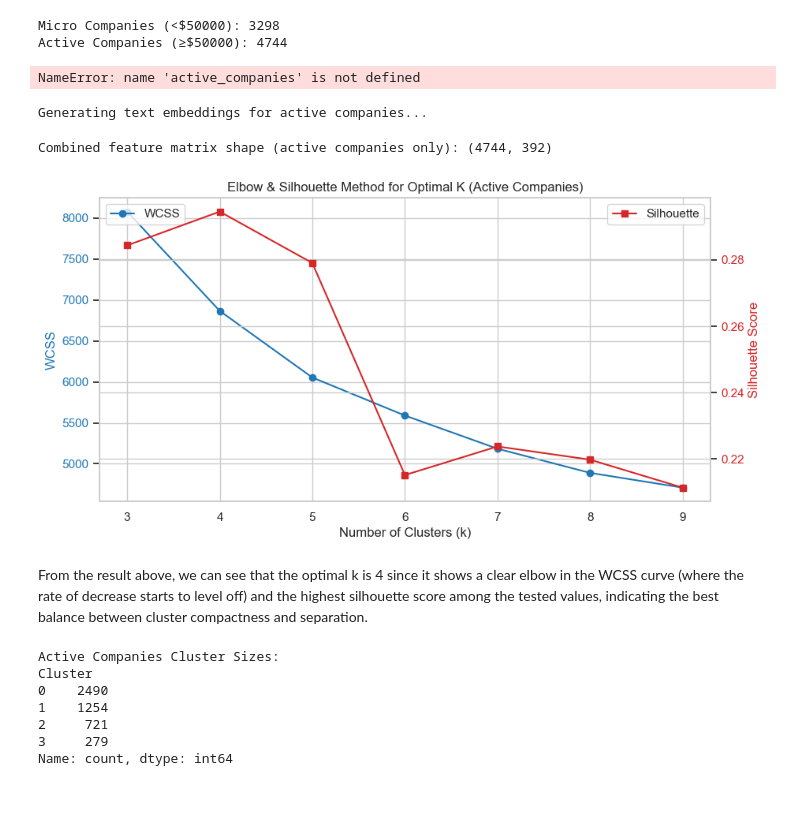
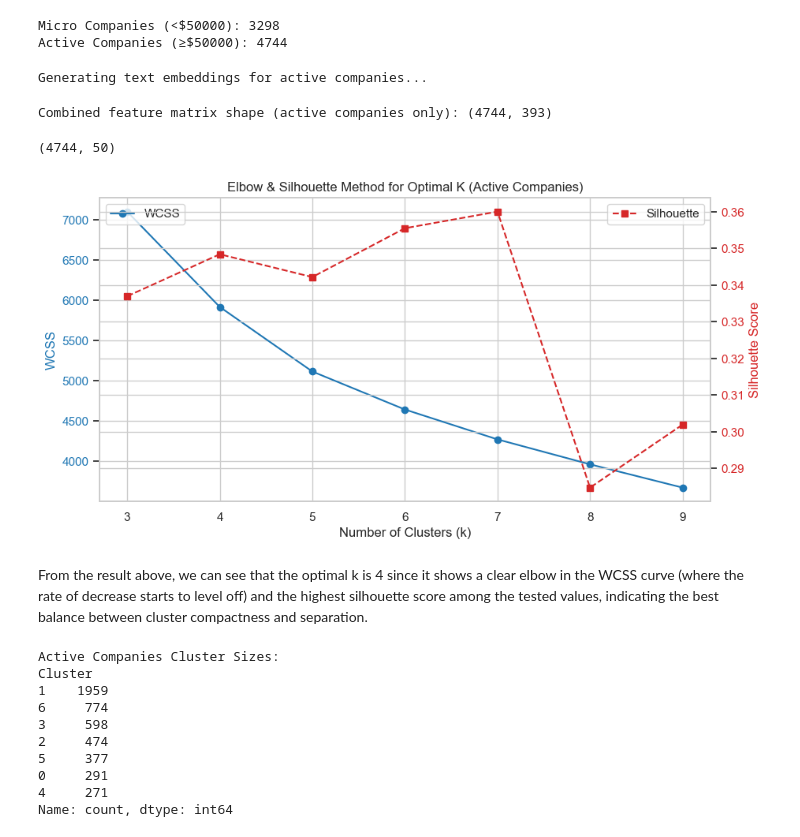
Before and after one commit to racxxhel/Corp_Intelligence, a Jupyter notebook: src/CAT_A_ACC.ipynb, the cells around one changed output. Drawn from its saved outputs; the diff is of its cells as text; code cells hidden in the pictures; blank space fills up the shorter version.

```diff
--- a/src/CAT_A_ACC.ipynb
+++ b/src/CAT_A_ACC.ipynb
@@ -1097,7 +1114,7 @@ from sklearn.metrics import silhouette_score
 X_hc = X.copy()
 
 # Compute linkage matrix using Ward's method (minimizes variance within clusters)
-Z = linkage(X_hc, method='ward')
+Z = linkage(X_hc, method='single')
 
 plt.figure(figsize=(12, 6))
 dendrogram(
@@ -1105,7 +1122,8 @@ dendrogram(
     truncate_mode='level',  # show top levels
     p=5,                    # number of levels to display
     leaf_rotation=90,
-    leaf_font_size=10
+    leaf_font_size=10,
+    show_contracted=True
 )
 plt.title('Hierarchical Clustering Dendrogram (Ward linkage)')
 plt.xlabel('Samples')
@@ -1230,7 +1245,7 @@ from sklearn.preprocessing import StandardScaler
 from sklearn.decomposition import PCA
 from sklearn.cluster import KMeans
 from sklearn.metrics import silhouette_score
-import umap.umap_ as umap
+#import umap.umap_ as umap
 from sentence_transformers import SentenceTransformer
 
 sns.set(style="whitegrid")
@@ -1246,14 +1261,19 @@ numeric_cols = [
 indicator_cols = [
     'total_devices_missing',
     'Is Global Ultimate Company',
-    'Is Domestic Ultimate Company'
+    'Is Domestic Ultimate Company',
+    'Year missing'
 ]
 
 categorical_encoded_cols = [
-    'Entity Type_Branch', 'Entity Type_Parent', 'Entity Type_Subsidiary',
-    'Ownership Type_Other', 'Ownership Type_Private',
+    'Year Found_scaled',
+    'Entity Type_Branch',
+    'Entity Type_Parent',
+    'Entity Type_Subsidiary',
+    'Ownership Type_Other',
+    'Ownership Type_Private',
     'SIC_2digit_encoded',
-    'Year_Range_encoded', 'Year_Range_missing'
+    'Country_encoded'
 ]
 
 features_for_clustering = numeric_cols + indicator_cols + categorical_encoded_cols
@@ -1262,8 +1282,7 @@ X_numeric = dropped_data[features_for_clustering].values
 print(f"Numeric + categorical feature matrix shape: {X_numeric.shape}")
 
 dropped_data['combined_text'] = (
-    dropped_data['Company Description'].fillna('') + " " +
-    dropped_data['SIC_2digit_Description'].fillna('')
+    dropped_data['Company Description'].fillna('')
 )
 
 model = SentenceTransformer('all-MiniLM-L6-v2')
@@ -1388,22 +1409,29 @@ numeric_cols = [
 indicator_cols = [
     'total_devices_missing',
     'Is Global Ultimate Company',
-    'Is Domestic Ultimate Company'
+    'Is Domestic Ultimate Company',
+    'Year missing'
 ]
 
 categorical_encoded_cols = [
-     'Year_Range_encoded', 'Year_Range_missing'
+    'Year Found_scaled',
+    'Entity Type_Branch',
+    'Entity Type_Parent',
+    'Entity Type_Subsidiary',
+    'Ownership Type_Other',
+    'Ownership Type_Private',
+    'SIC_2digit_encoded',
+    'Country_encoded'
 ]
+
 
 features_for_clustering = numeric_cols + indicator_cols
 
 X_active = active_companies[features_for_clustering].values
-# %% [output]
-NameError: name 'active_companies' is not defined
 # %%
 active_companies['combined_text'] = (
-    active_companies['Company Description'].fillna('') + " " +
-    active_companies['SIC_2digit_Description'].fillna('')
+    active_companies['Company Description'].fillna('') #+ " " +
+    #active_companies['SIC_2digit_Description'].fillna('')
 )
 
 from sentence_transformers import SentenceTransformer
@@ -1415,11 +1443,15 @@ combined_features = np.hstack([X_active, text_embeddings])
 print(f"Combined feature matrix shape (active companies only): {combined_features.shape}")
 # %% [output]
 Generating text embeddings for active companies...
-Combined feature matrix shape (active companies only): (4744, 392)
+Combined feature matrix shape (active companies only): (4744, 393)
 # %%
 from sklearn.decomposition import PCA
 pca = PCA(n_components=50, random_state=42)
 pca_features = pca.fit_transform(combined_features)
+
+print(pca_features.shape)
+# %% [output]
+(4744, 50)
 # %%
 from sklearn.cluster import KMeans
 from sklearn.metrics import silhouette_score
@@ -1437,26 +1469,26 @@ for k in k_range:
 # %%
 fig, ax1 = plt.subplots(figsize=(10, 5))
 
 ax1.plot(k_range, wcss, 'o-', color='tab:blue', label='WCSS')
 ax1.set_xlabel('Number of Clusters (k)')
 ax1.set_ylabel('WCSS', color='tab:blue')
 ax1.tick_params(axis='y', labelcolor='tab:blue')
 
 ax2 = ax1.twinx()
-ax2.plot(k_range, sil_scores, 's-', color='tab:red', label='Silhouette')
+ax2.plot(k_range, sil_scores, 's--', color='tab:red', label='Silhouette')
 ax2.set_ylabel('Silhouette Score', color='tab:red')
 ax2.tick_params(axis='y', labelcolor='tab:red')
 
 plt.title('Elbow & Silhouette Method for Optimal K (Active Companies)')
 ax1.legend(loc='upper left')
 ax2.legend(loc='upper right')
 plt.show()
 # %% [output]
-[figure, old version]
+[figure, new version]
 # %% [markdown]
 From the result above, we can see that the optimal k is 4 since it shows a clear elbow in the WCSS curve (where the rate of decrease starts to level off) and the highest silhouette score among the tested values, indicating the best balance between cluster compactness and separation.
 # %%
-optimal_k = 4
+optimal_k = 7
 kmeans_final = KMeans(n_clusters=optimal_k, random_state=42, n_init=10)
 active_companies['Cluster'] = kmeans_final.fit_predict(pca_features)
 print(f"Active Companies Cluster Sizes:\n{active_companies['Cluster'].value_counts()}")
@@ -1466,10 +1498,13 @@ final_clusters = pd.concat([active_companies, micro_companies], axis=0)
 # %% [output]
 Active Companies Cluster Sizes:
 Cluster
-0    2490
-1    1254
-2     721
-3     279
+1    1959
+6     774
+3     598
+2     474
+5     377
+0     291
+4     271
 Name: count, dtype: int64
 # %%
 import umap.umap_ as umap
```
Also changed, not shown: parts of 35 cells of this notebook.
